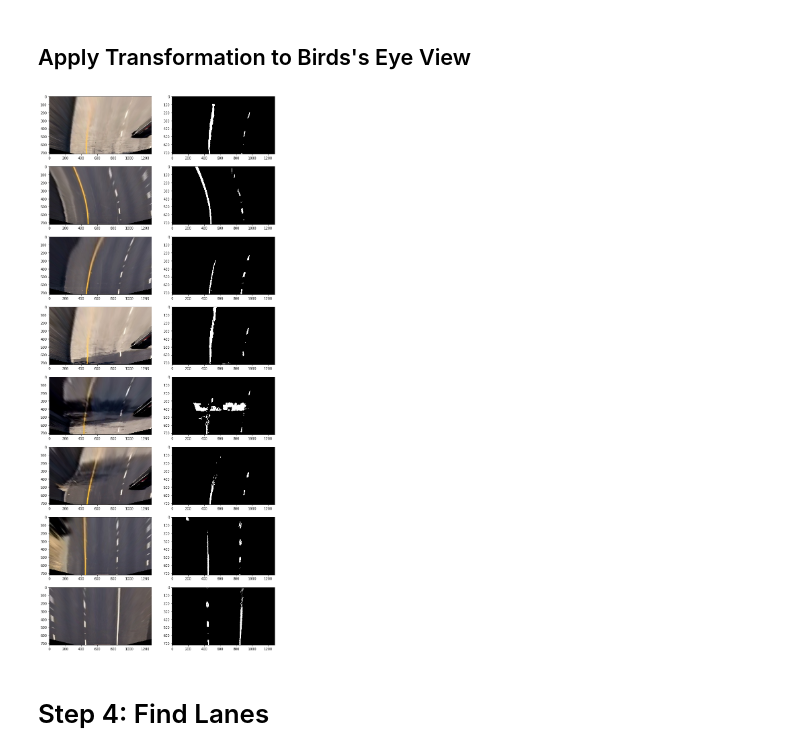
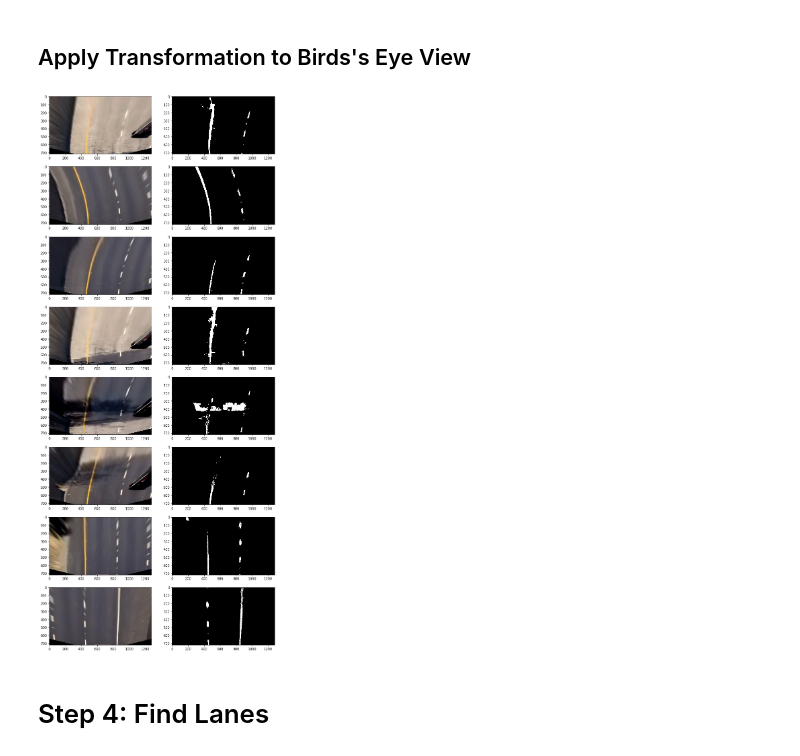
Before and after one commit to ExtEng/Project4-AdvancedCarLaneFinding, a Jupyter notebook: P4-AdvanceLaneFinding.ipynb, the cells around one changed output. Cells and saved outputs as stored; diff of their text form; code cells hidden in the pictures.

```diff
--- a/P4-AdvanceLaneFinding.ipynb
+++ b/P4-AdvanceLaneFinding.ipynb
@@ -183,7 +183,7 @@ def hls_select(img, thresh=(0, 255)):
     # 2) Apply a threshold to the S channel
     binary_output = np.zeros_like(S_img)
     #
-    binary_output[((S_img > thresh[0]) & (S_img <= thresh[1]))|((L_img >215) & (L_img <= thresh[1]))] = 1
+    binary_output[((S_img > thresh[0]) & (S_img <= thresh[1]))|((L_img >200) & (L_img <= thresh[1]))] = 1
 
     # 3) Return a binary image of threshold result
     return binary_output
@@ -273,25 +276,29 @@ for x in range(len(test_images)):
 ##  Apply Transformation to Birds's Eye View
 # %%
 warped=np.zeros((len(test_images),720,1280),dtype=np.uint8)
+warped_test=np.zeros((len(test_images),720,1280,3),dtype=np.uint8)
 
 src = np.float32([[602, 447], [679, 447], [255, 687], [1060, 686]])
 dst = np.float32([[450, 0], [850, 0],  [450, 720], [850, 720]])
 
 M = cv2.getPerspectiveTransform(src, dst)
 Minv = cv2.getPerspectiveTransform(dst, src)
 
 plt.figure(figsize=(12,30))
 for x in range(len(test_images)):
-    warped_test = cv2.warpPerspective(test_dst[x], M, (imshape[1], imshape[0]), flags=cv2.INTER_LINEAR)
+    warped_test[x,:,:,:] = cv2.warpPerspective(test_dst[x], M, (imshape[1], imshape[0]), flags=cv2.INTER_LINEAR)
     warped[x,:,:] = cv2.warpPerspective(test_CT_m[x], M, (imshape[1], imshape[0]), flags=cv2.INTER_LINEAR)
 
     plt.subplot(len(test_images),2,(2*x)+1)
-    plt.imshow(warped_test)
+    plt.imshow(warped_test[x])
 
     plt.subplot(len(test_images),2,(2*x)+2)
     plt.imshow(warped[x], cmap="gray")
+
+mpimg.imsave("./output_images/B_eye_org.jpg", warped_test[1])
+mpimg.imsave("./output_images/B_eye_bin.jpg", warped[1])
 # %% [output]
-[figure, old version]
+[figure, new version]
 # %% [markdown]
 # Step 4: Find Lanes
 # %%
```
Also changed, not shown: parts of 5 cells of this notebook, 12 other files.
